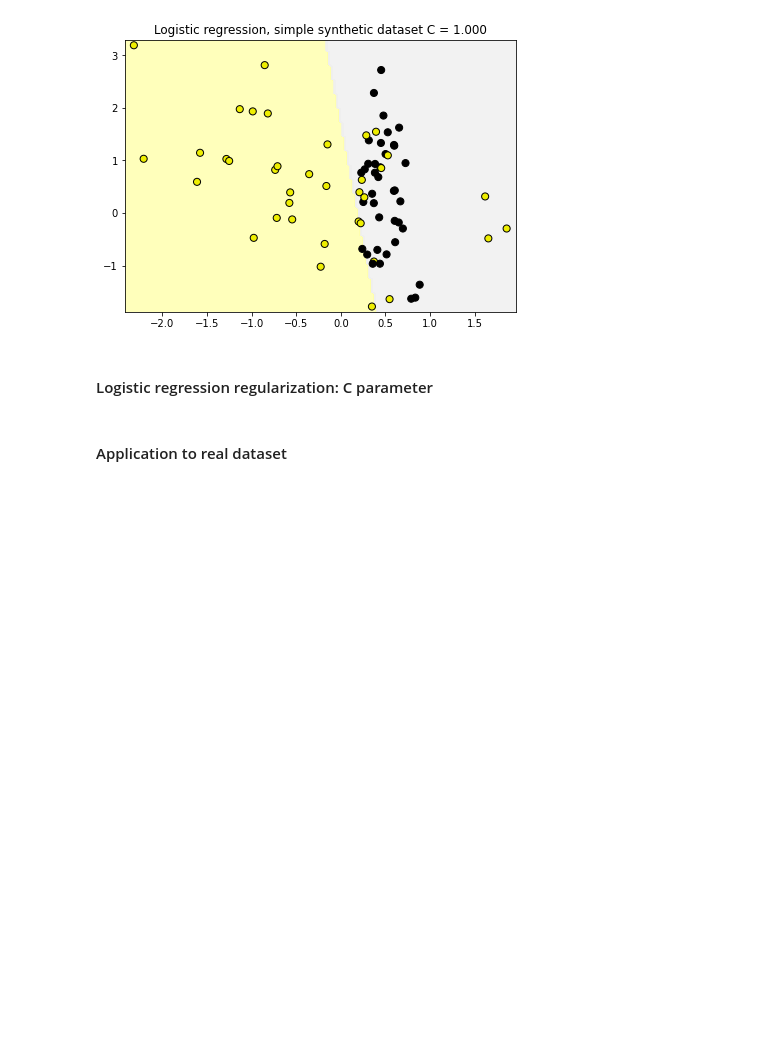
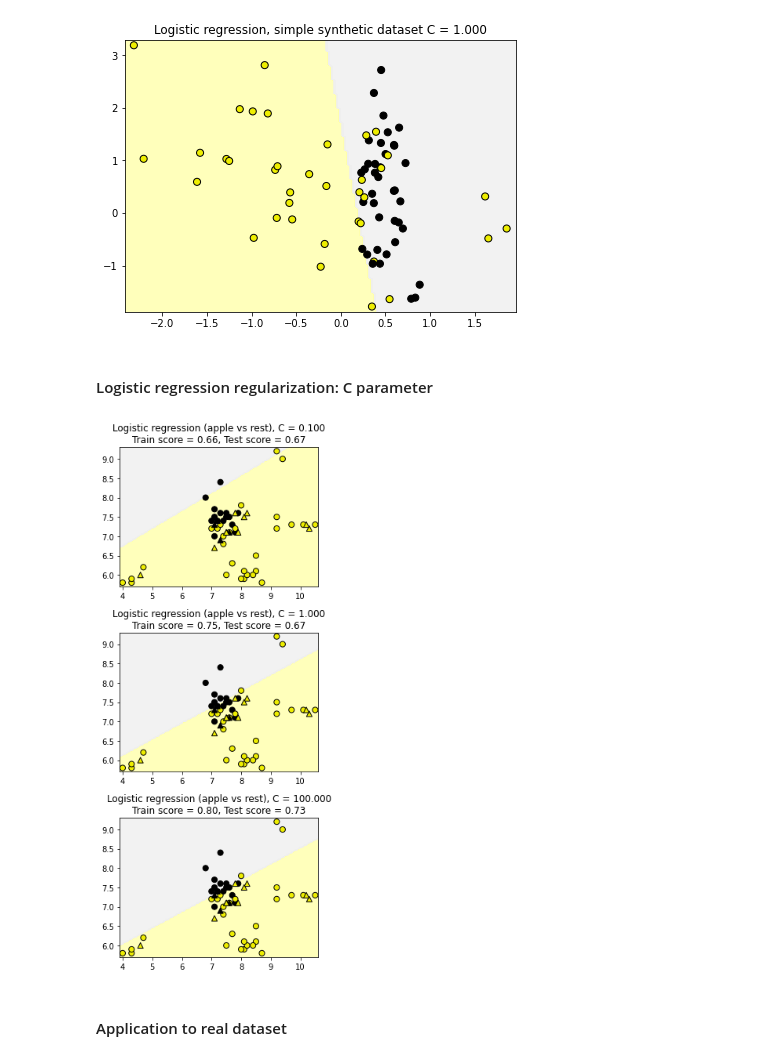
Before and after one commit to syedmeesamali/CourseraPlus, a Jupyter notebook: 4_Applied ML with Python/Course/Module 2.ipynb, the cells around one changed output. Cells and saved outputs as stored; diff of their text form; code cells hidden in the pictures; blank space fills up the shorter version.

```diff
--- a/4_Applied ML with Python/Course/Module 2.ipynb
+++ b/4_Applied ML with Python/Course/Module 2.ipynb
@@ -510,20 +584,22 @@ Accuracy of Logistic regression classifier on test set: 0.84
 #### Logistic regression regularization: C parameter
 # %%
 X_train, X_test, y_train, y_test = (
-train_test_split(X_fruits_2d.as_matrix(),
-                y_fruits_apple.as_matrix(),
+train_test_split(X_fruits_2d.values,
+                y_fruits_apple.values,
                 random_state=0))
 
 fig, subaxes = plt.subplots(3, 1, figsize=(4, 10))
 
 for this_C, subplot in zip([0.1, 1, 100], subaxes):
     clf = LogisticRegression(C=this_C).fit(X_train, y_train)
     title ='Logistic regression (apple vs rest), C = {:.3f}'.format(this_C)
 
     plot_class_regions_for_classifier_subplot(clf, X_train, y_train,
                                              X_test, y_test, title,
                                              subplot)
 plt.tight_layout()
+# %% [output]
+[figure, added]
 # %% [markdown]
 #### Application to real dataset
 # %%
```
Also changed, not shown: parts of 22 cells of this notebook, 5 other files.
